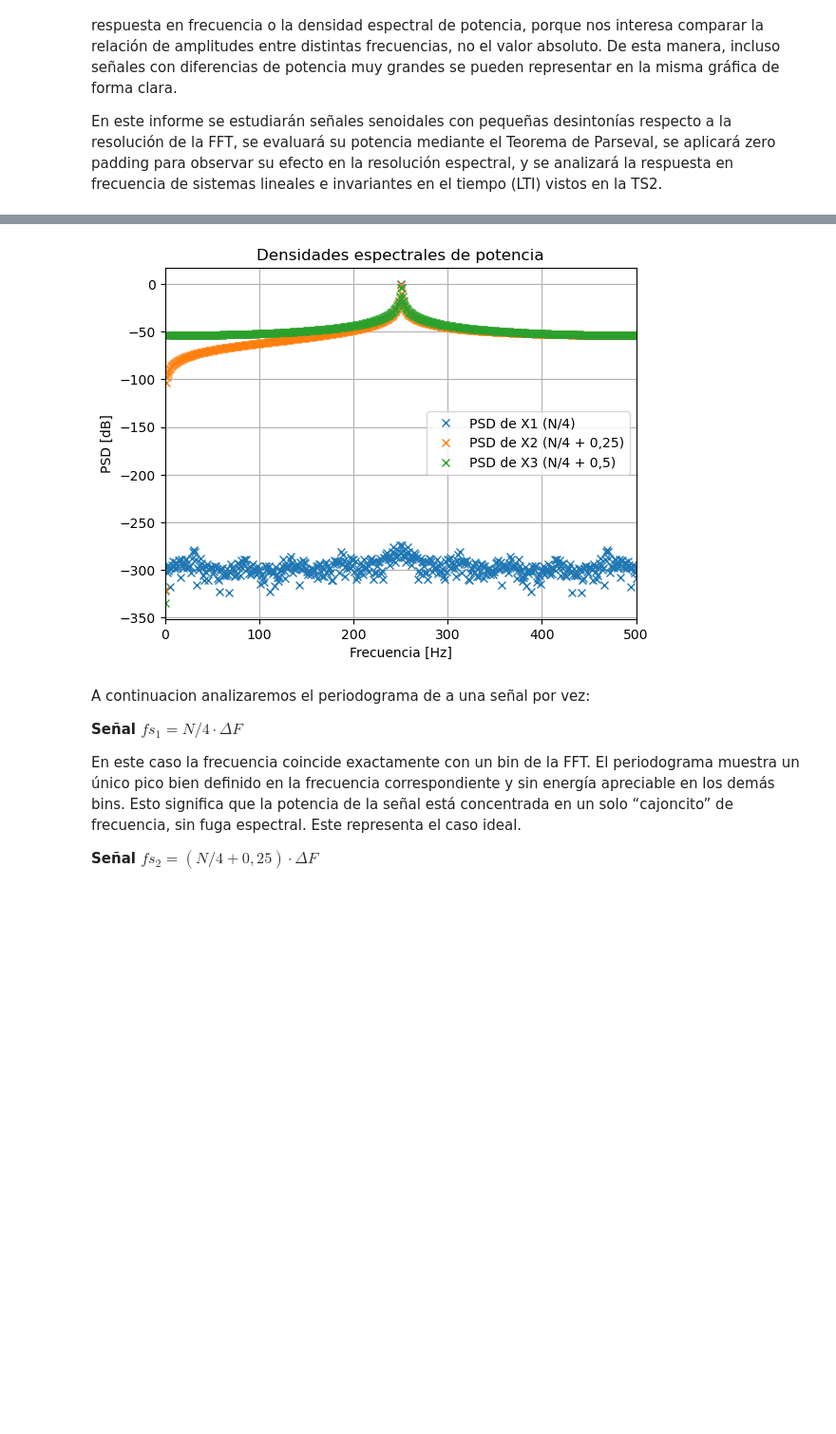
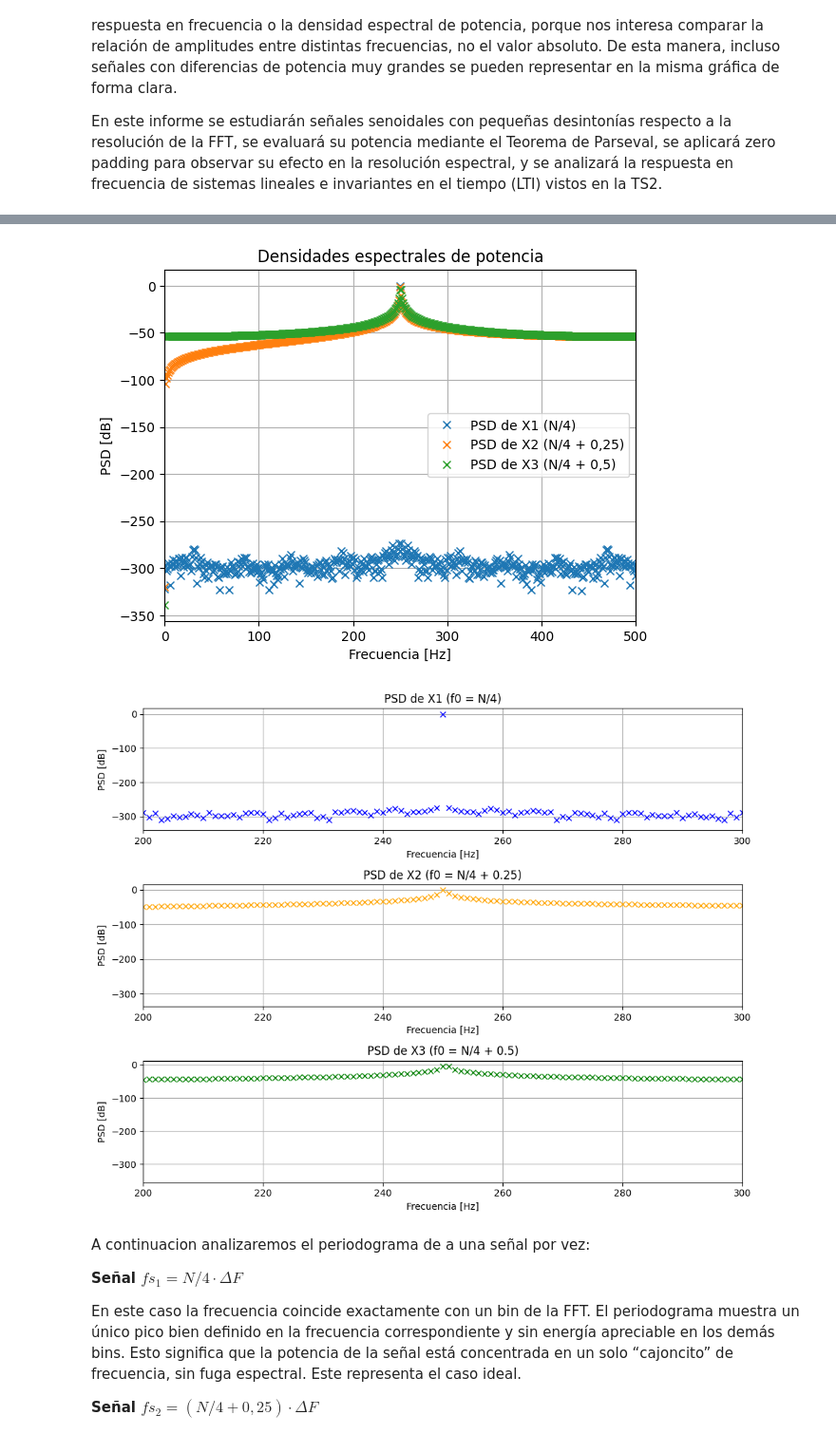
Before and after one commit to mile-ws/pdstestbench, a Jupyter notebook: TS3_MWS.ipynb, the cells around one changed output, grey strips where cells are left out. Shown at 95% size. Drawn from its saved outputs; the diff is of its cells as text; code cells hidden in the pictures; blank space fills up the shorter version.

```diff
--- a/TS3_MWS.ipynb
+++ b/TS3_MWS.ipynb
@@ -56,34 +58,65 @@ tiempo3, x3, var_x3 = mi_funcion_sen(A0 = 1, offset = 0, f0 = ((N/4) + 0.5) * de
 X1 = fft(x1)
 X1abs = 1/N * np.abs(X1)
 
 
 X2 = fft(x2)
 X2abs = 1/N * np.abs(X2)
 
 
 X3 = fft(x3)
 X3abs = 1/N * np.abs(X3)
 
 
 
 # Graficar solo hasta N/2
 plt.figure()
 #plt.stem(freqs, X1abs, 'x', label = 'X1 abs')
 plt.plot(freqs, 10 * np.log10(2 * X1abs ** 2), 'x', label = 'PSD de X1 (N/4)')
 #plt.stem(freqs, X2abs, 'o', label ='X2 abs')
 plt.plot(freqs, 10 * np.log10(2 * X2abs ** 2), 'x', label = 'PSD de X2 (N/4 + 0,25)')
 #plt.stem(freqs, X3abs, 'x', label = 'X3 abs')
 plt.plot(freqs, 10 * np.log10(2 * X3abs ** 2), 'x', label = 'PSD de X3 (N/4 + 0,5)')
 plt.legend()
 
 plt.title("Densidades espectrales de potencia")
 plt.xlabel("Frecuencia [Hz]")
 plt.ylabel("PSD [dB]")
 plt.grid(True)
 plt.xlim([0, fs/2])
 plt.show()
+
+# Grafico PSDs en subplots para visualizar mejor los picos
+plt.figure(figsize=(10, 8))
+
+plt.subplot(3, 1, 1)
+plt.plot(freqs, 10 * np.log10(2 * X1abs ** 2),"x", color='blue')
+plt.title('PSD de X1 (f0 = N/4)')
+plt.xlabel('Frecuencia [Hz]')
+plt.ylabel('PSD [dB]')
+plt.grid(True)
+plt.xlim([200, 300])
+
+plt.subplot(3, 1, 2)
+plt.plot(freqs, 10 * np.log10(2 * X2abs ** 2), "x", color='orange')
+plt.title('PSD de X2 (f0 = N/4 + 0.25)')
+plt.xlabel('Frecuencia [Hz]')
+plt.ylabel('PSD [dB]')
+plt.grid(True)
+plt.xlim([200, 300])
+
+plt.subplot(3, 1, 3)
+plt.plot(freqs, 10 * np.log10(2 * X3abs ** 2), "x", color='green')
+plt.title('PSD de X3 (f0 = N/4 + 0.5)')
+plt.xlabel('Frecuencia [Hz]')
+plt.ylabel('PSD [dB]')
+plt.grid(True)
+plt.xlim([200, 300])
+
+plt.tight_layout()
+plt.show()
 # %% [output]
-[figure, old version]
+[figure, new version]
+[figure, added]
 # %% [markdown]
 A continuacion analizaremos el periodograma de a una señal por vez:
 
```
Also changed, not shown: parts of 3 cells of this notebook, 1 other file.
